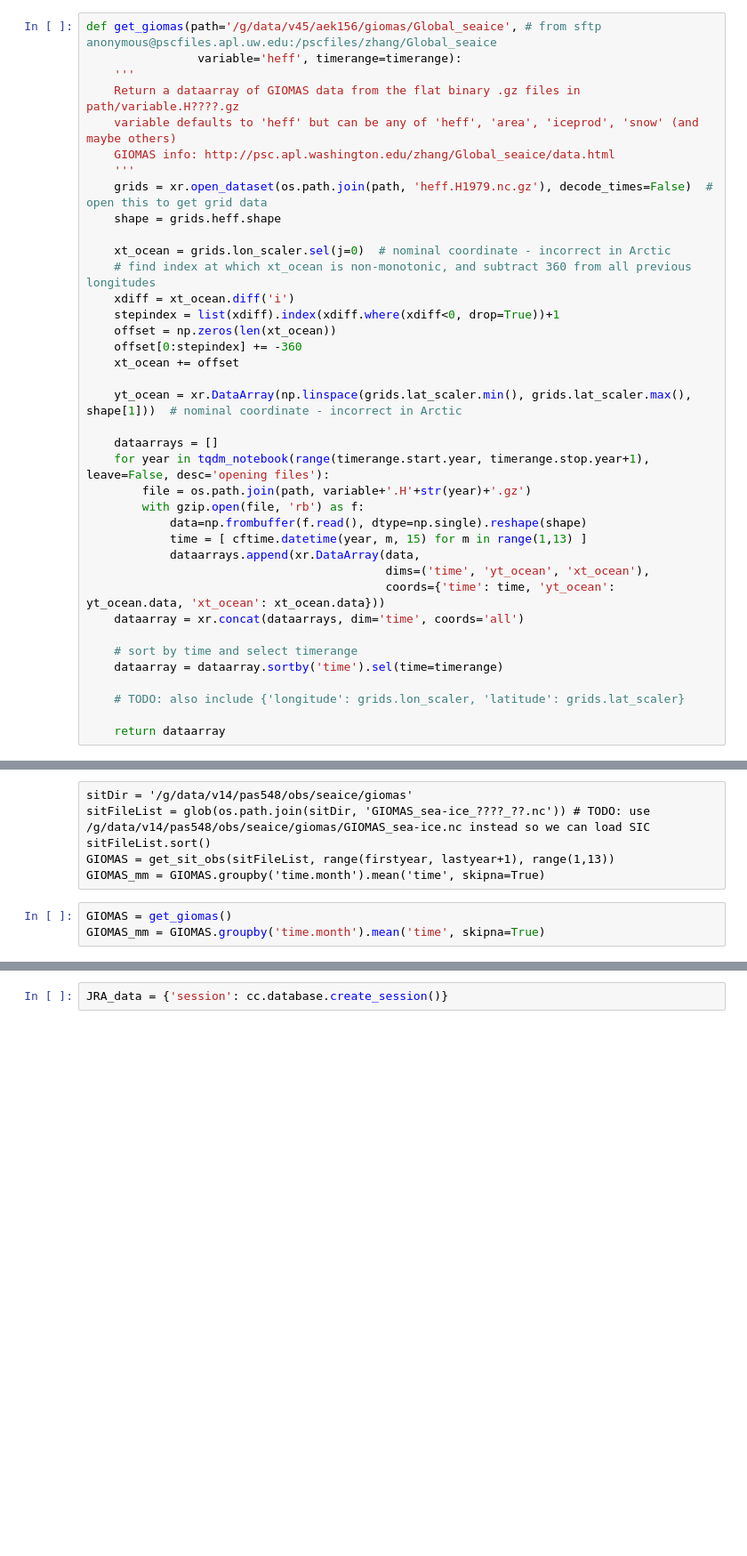
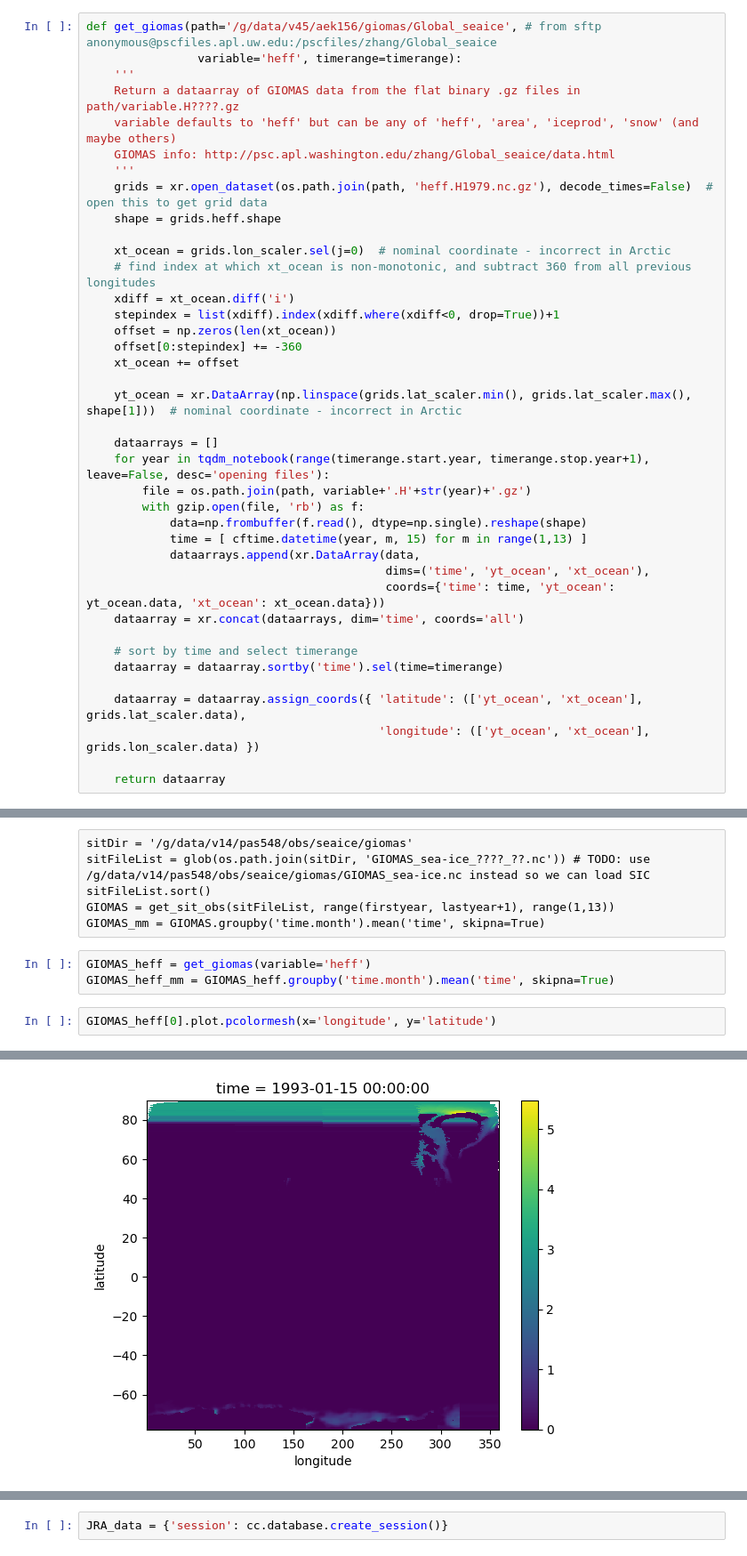
Before and after one commit to aekiss/ice_analysis, a Jupyter notebook: ice_maps.ipynb, the cells around one changed output, grey strips where cells are left out. Shown at 89% size. Drawn from its saved outputs; the diff is of its cells as text; blank space fills up the shorter version.

Commit message:
add giomas_regridder and tweak get_giomas

```diff
--- a/ice_maps.ipynb
+++ b/ice_maps.ipynb
@@ -317,7 +335,8 @@ def get_giomas(path='/g/data/v45/aek156/giomas/Global_seaice', # from sftp anony
     # sort by time and select timerange
     dataarray = dataarray.sortby('time').sel(time=timerange)
 
-    # TODO: also include {'longitude': grids.lon_scaler, 'latitude': grids.lat_scaler}
+    dataarray = dataarray.assign_coords({ 'latitude': (['yt_ocean', 'xt_ocean'], grids.lat_scaler.data),
+                                          'longitude': (['yt_ocean', 'xt_ocean'], grids.lon_scaler.data) })
 
     return dataarray
 # %% [raw]
@@ -493,5 +511,8 @@ sitFileList.sort()
 GIOMAS = get_sit_obs(sitFileList, range(firstyear, lastyear+1), range(1,13))
 GIOMAS_mm = GIOMAS.groupby('time.month').mean('time', skipna=True)
 # %%
-GIOMAS = get_giomas()
-GIOMAS_mm = GIOMAS.groupby('time.month').mean('time', skipna=True)
+GIOMAS_heff = get_giomas(variable='heff')
+GIOMAS_heff_mm = GIOMAS_heff.groupby('time.month').mean('time', skipna=True)
+# %%
+GIOMAS_heff[0].plot.pcolormesh(x='longitude', y='latitude')
+# %% [output]
@@ -497,0 +520 @@ GIOMAS_mm = GIOMAS.groupby('time.month').mean('time', skipna=True)
+[figure, added]
```
Also changed, not shown: parts of 9 cells of this notebook.
